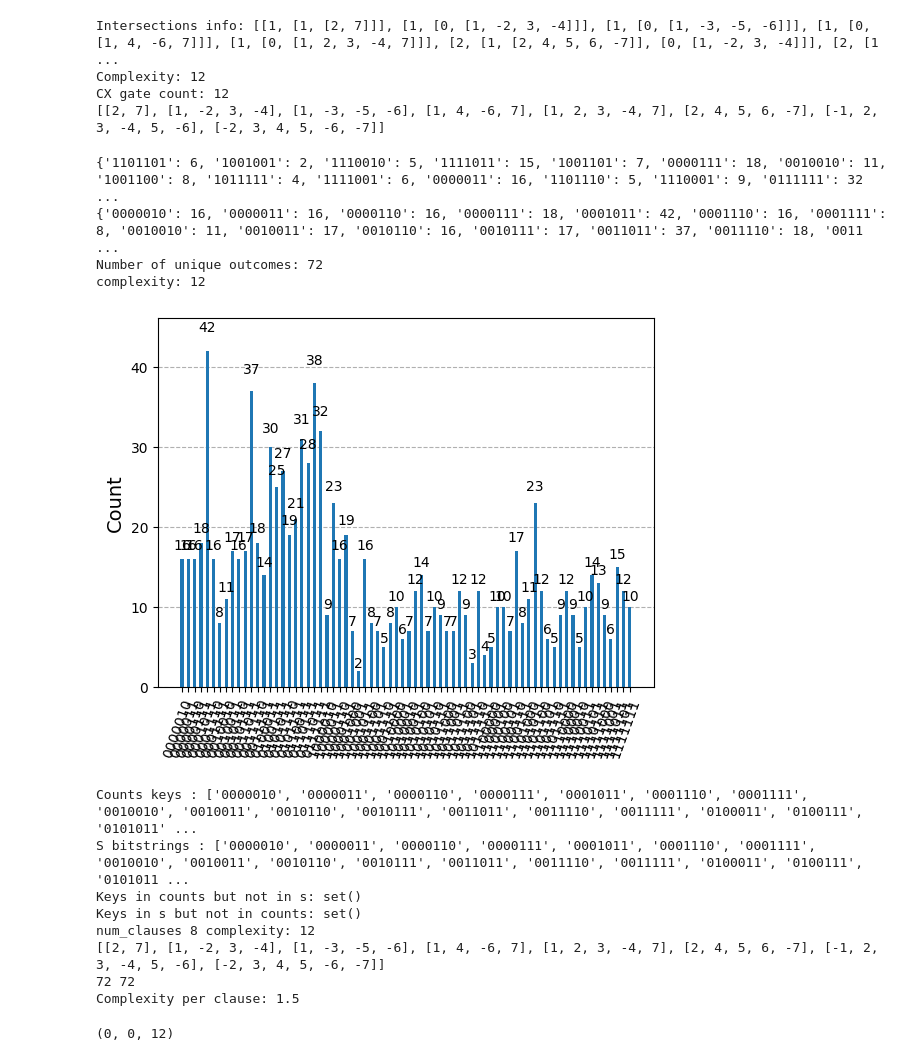
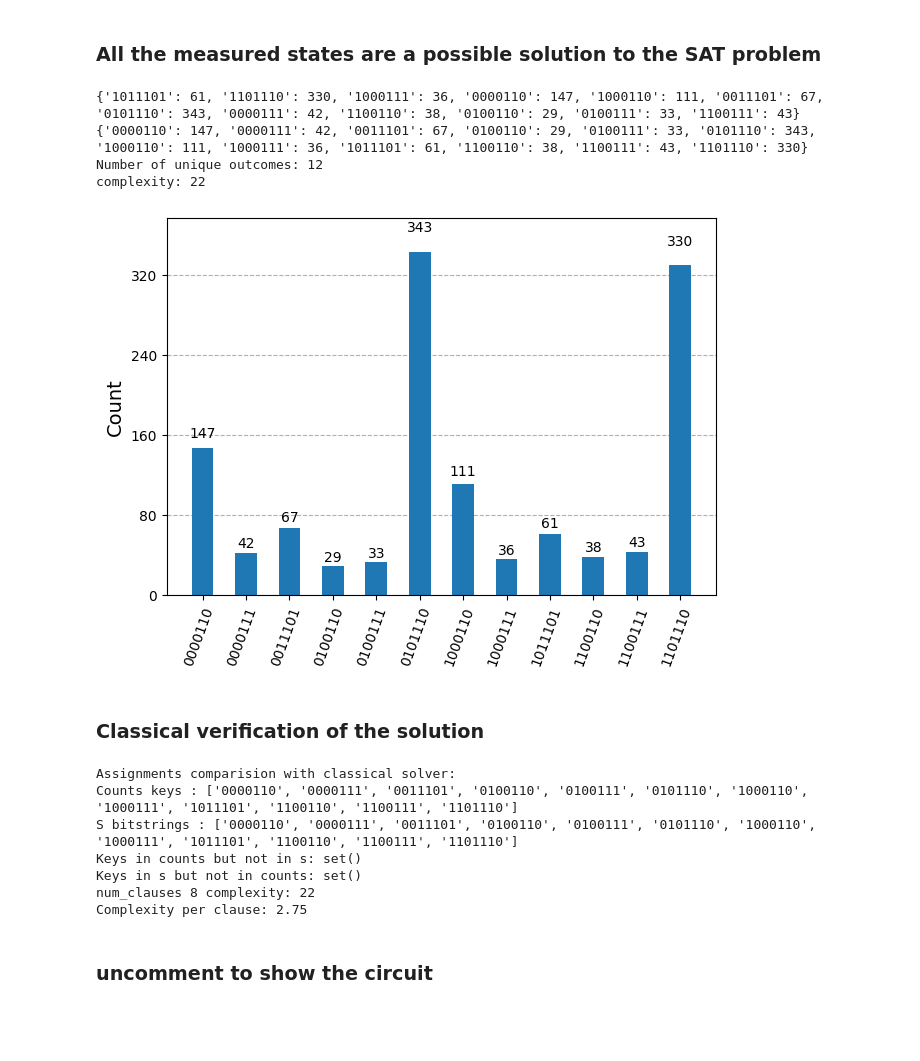
Before and after one commit to dubeyPraY/Quantum_solution_to_the_boolean_satisfiability_problem, a Jupyter notebook: sat_sol_complete.ipynb, the cells around one changed output. Saved outputs shown, nothing was run; the diff lists cells and outputs as text; code cells hidden in the pictures; blank space fills up the shorter version.

Commit message:
Added theory
Updated readme with theory.
Made sat_sol_complete.ipynb easier to use.
Added example circuit images.
Added a pdf file of the preprint.

```diff
--- a/sat_sol_complete.ipynb
+++ b/sat_sol_complete.ipynb
@@ -10,3 +9,10 @@ simulator = Aer.get_backend('aer_simulator_statevector')
 # %%
+# Insert the number of possible litrals here
 n = 7
+
+# Insert your boolean function here
+# Bfunc=[[]]
+
+# Example:
+Bfunc=[[2, 5], [3, 4], [-5, -6], [-1, -2, -4], [1, -4, 6], [-3, 4, -5], [-1, 2, 3, -5, 6], [-2, 3, -4, 5, -6]]
 # %%
@@ -36,4 +43,3 @@ def random_boolean_function(num_vars, num_clauses, clause_size_range=(2, n)):
 # %%
-
-Bfunc = random_boolean_function(n, num_clauses)
-print("Random Bfunc:", Bfunc)
+# Bfunc = random_boolean_function(n, num_clauses)
+# print("Random Bfunc:", Bfunc)
@@ -316,13 +316,3 @@ def Sat_solver(clauses, num_vars):
     return qc, complexity, cx_count
 # %%
-sol=Sat_solver(Bfunc, n)
-circ=sol[0]
-complexity=sol[1]
-cxcount=sol[2]
-print(Bfunc)
-# circ.draw('mpl')
+circ, complexity, cxcount = Sat_solver(Bfunc, n)
-# %% [output]
-Intersections info: [[1, [1, [2, 7]]], [1, [0, [1, -2, 3, -4]]], [1, [0, [1, -3, -5, -6]]], [1, [0, [1, 4, -6, 7]]], [1, [0, [1, 2, 3, -4, 7]]], [2, [1, [2, 4, 5, 6, -7]], [0, [1, -2, 3, -4]]], [2, [1 ...
-Complexity: 12
-CX gate count: 12
-[[2, 7], [1, -2, 3, -4], [1, -3, -5, -6], [1, 4, -6, 7], [1, 2, 3, -4, 7], [2, 4, 5, 6, -7], [-1, 2, 3, -4, 5, -6], [-2, 3, 4, 5, -6, -7]]
@@ -329,22 +323,27 @@ CX gate count: 12
+# %% [markdown]
+### All the measured states are a possible solution to the SAT problem
 # %%
 circuit = transpile(circ, simulator)
-job = simulator.run(circuit, shots=1000)
+shot=2**n *10
+job = simulator.run(circuit, shots=shot)
 result = job.result()
 
 counts = result.get_counts()
 print(counts)
 sorted_counts = dict(sorted(result.get_counts().items()))
 print(sorted_counts)
 
 from qiskit.visualization import plot_histogram
 print("Number of unique outcomes:", len(counts))
 print('complexity:', complexity)
 # Plot the histogram of the counts
 plot_histogram(counts)
 # %% [output]
-{'1101101': 6, '1001001': 2, '1110010': 5, '1111011': 15, '1001101': 7, '0000111': 18, '0010010': 11, '1001100': 8, '1011111': 4, '1111001': 6, '0000011': 16, '1101110': 5, '1110001': 9, '0111111': 32 ...
-{'0000010': 16, '0000011': 16, '0000110': 16, '0000111': 18, '0001011': 42, '0001110': 16, '0001111': 8, '0010010': 11, '0010011': 17, '0010110': 16, '0010111': 17, '0011011': 37, '0011110': 18, '0011 ...
-Number of unique outcomes: 72
-complexity: 12
+{'1011101': 61, '1101110': 330, '1000111': 36, '0000110': 147, '1000110': 111, '0011101': 67, '0101110': 343, '0000111': 42, '1100110': 38, '0100110': 29, '0100111': 33, '1100111': 43}
+{'0000110': 147, '0000111': 42, '0011101': 67, '0100110': 29, '0100111': 33, '0101110': 343, '1000110': 111, '1000111': 36, '1011101': 61, '1100110': 38, '1100111': 43, '1101110': 330}
+Number of unique outcomes: 12
+complexity: 22
-[figure, old version]
+[figure, new version]
+# %% [markdown]
+### Classical verification of the solution
 # %%
@@ -394,25 +390,20 @@ diff_counts_not_in_s = counts_keys - s_bitstrings
 # Keys present in s but not in counts
 diff_s_not_in_counts = s_bitstrings - counts_keys
 
+print('Assignments comparision with classical solver:')
 print("Counts keys :", sorted(counts_keys))
 print("S bitstrings :", sorted(s_bitstrings))
 print("Keys in counts but not in s:", diff_counts_not_in_s)
 print("Keys in s but not in counts:", diff_s_not_in_counts)
 print('num_clauses', len(Bfunc), 'complexity:', complexity)
-print(Bfunc)
-print(len(counts_keys), len(s_bitstrings))
-# if complexity is not None:
 print("Complexity per clause:", cxcount / len(Bfunc))
-# else:
-#     print(None)
-len(diff_counts_not_in_s), len(diff_s_not_in_counts), complexity
 # %% [output]
-Counts keys : ['0000010', '0000011', '0000110', '0000111', '0001011', '0001110', '0001111', '0010010', '0010011', '0010110', '0010111', '0011011', '0011110', '0011111', '0100011', '0100111', '0101011' ...
-S bitstrings : ['0000010', '0000011', '0000110', '0000111', '0001011', '0001110', '0001111', '0010010', '0010011', '0010110', '0010111', '0011011', '0011110', '0011111', '0100011', '0100111', '0101011 ...
+Assignments comparision with classical solver:
+Counts keys : ['0000110', '0000111', '0011101', '0100110', '0100111', '0101110', '1000110', '1000111', '1011101', '1100110', '1100111', '1101110']
+S bitstrings : ['0000110', '0000111', '0011101', '0100110', '0100111', '0101110', '1000110', '1000111', '1011101', '1100110', '1100111', '1101110']
 Keys in counts but not in s: set()
 Keys in s but not in counts: set()
-num_clauses 8 complexity: 12
-[[2, 7], [1, -2, 3, -4], [1, -3, -5, -6], [1, 4, -6, 7], [1, 2, 3, -4, 7], [2, 4, 5, 6, -7], [-1, 2, 3, -4, 5, -6], [-2, 3, 4, 5, -6, -7]]
-72 72
-Complexity per clause: 1.5
+num_clauses 8 complexity: 22
+Complexity per clause: 2.75
-(0, 0, 12)
+# %% [markdown]
+### uncomment to show the circuit
```
Also changed, not shown: parts of 12 cells of this notebook, 3 other files.
